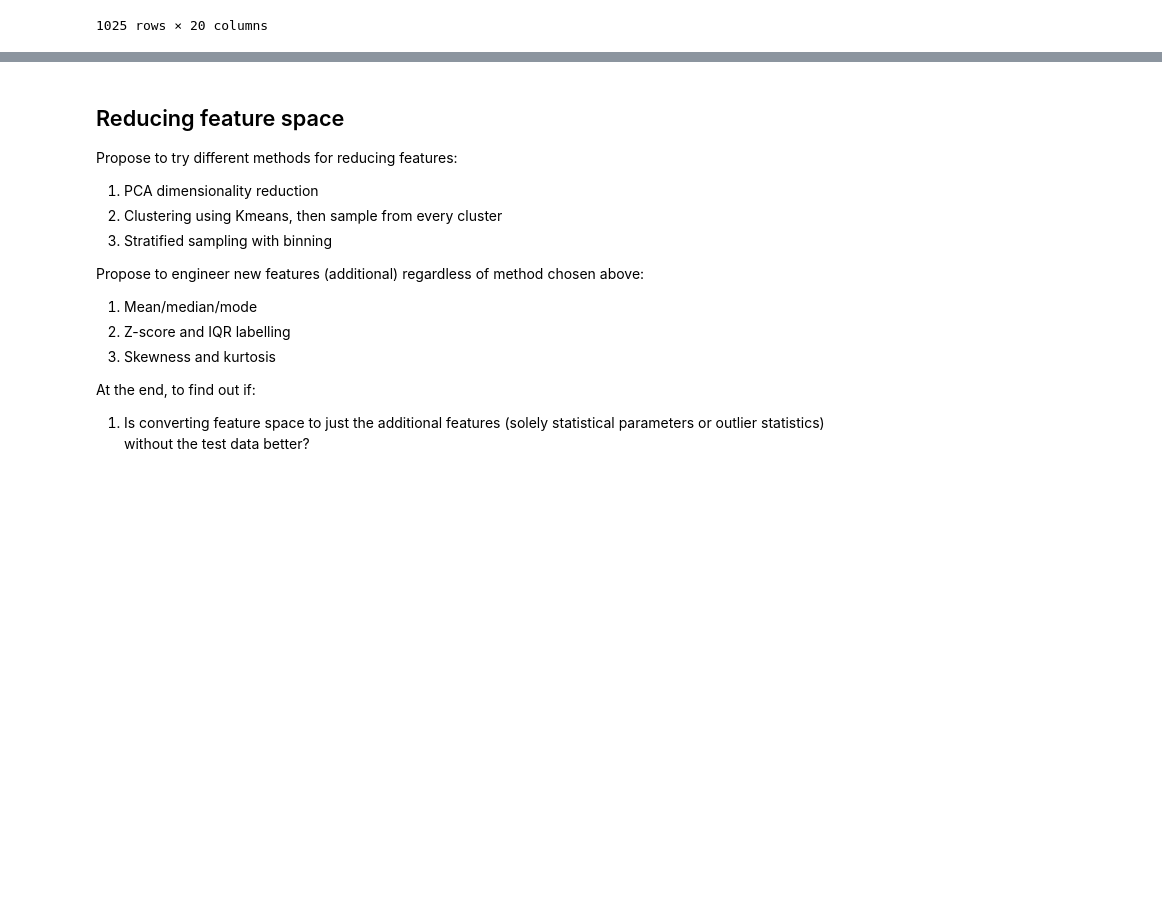
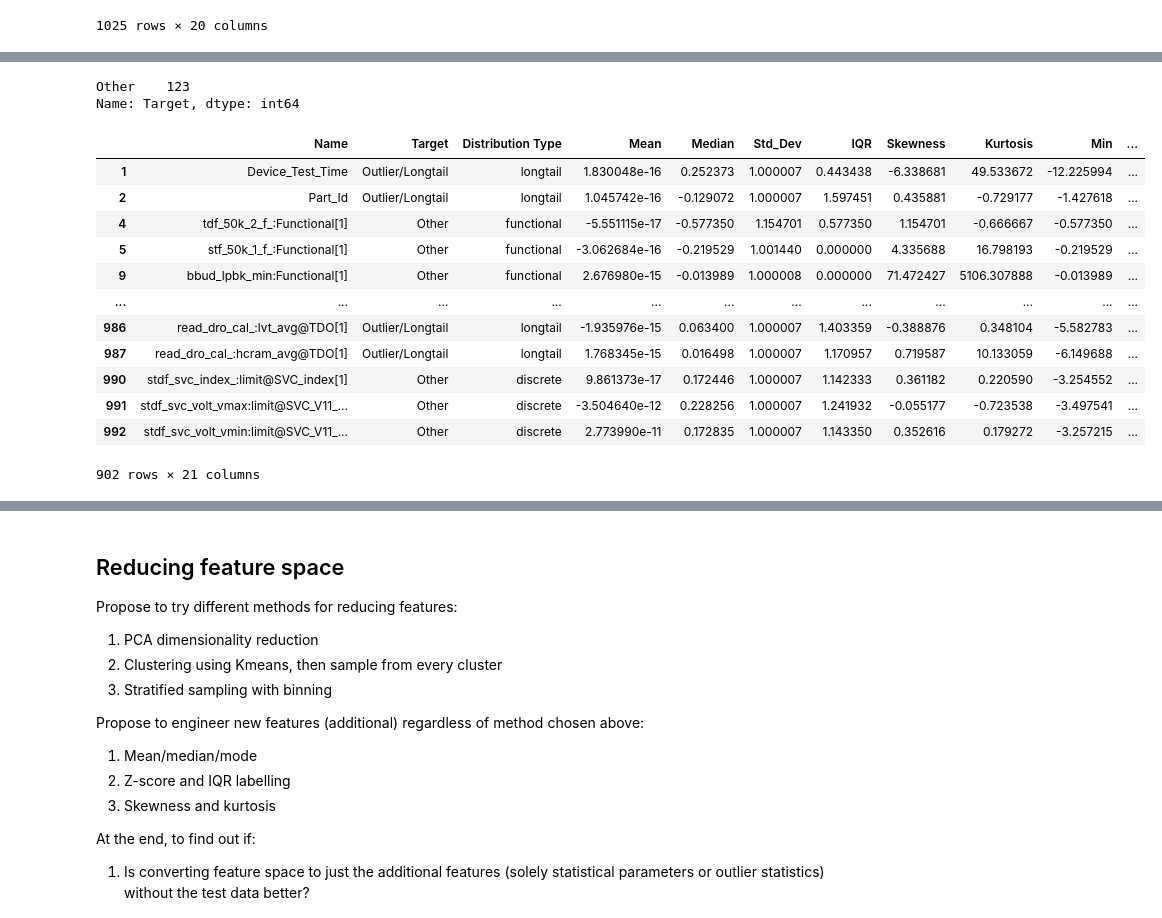
Before and after one commit to chan-cee/wafers, a Jupyter notebook: Luna Preprocessing.ipynb, the cells around one changed output, grey strips where cells are left out. Drawn from its saved outputs; the diff is of its cells as text; code cells hidden in the pictures; blank space fills up the shorter version.

```diff
--- a/Luna Preprocessing.ipynb
+++ b/Luna Preprocessing.ipynb
@@ -527,0 +455,27 @@ stats.probplot(pd.Series(df_binary['Data'][1]), dist="norm", plot=plt)
+# %%
+# filter rows where any column has null values
+null_df = df_final_yk[df_final_yk.isnull().any(axis=1)]
+
+# check the target label (distribution) of these null rows
+null_df['Target'].value_counts()
+# %% [output]
+Other    123
+Name: Target, dtype: int64
+# %%
+# drop those rows (tests) with any null values for more consistency and since all are of the negative class
+df_final_yk_nonull = df_final_yk.dropna()
+df_final_yk_nonull
+# %% [output]
+|  | Name | Target | Distribution Type | Mean | Median | Std_Dev | IQR | Skewness | Kurtosis | Min | ... |
+| 1 | Device_Test_Time | Outlier/Longtail | longtail | 1.830048e-16 | 0.252373 | 1.000007 | 0.443438 | -6.338681 | 49.533672 | -12.225994 | ... |
+| 2 | Part_Id | Outlier/Longtail | longtail | 1.045742e-16 | -0.129072 | 1.000007 | 1.597451 | 0.435881 | -0.729177 | -1.427618 | ... |
+| 4 | tdf_50k_2_f_:Functional[1] | Other | functional | -5.551115e-17 | -0.577350 | 1.154701 | 0.577350 | 1.154701 | -0.666667 | -0.577350 | ... |
+| 5 | stf_50k_1_f_:Functional[1] | Other | functional | -3.062684e-16 | -0.219529 | 1.001440 | 0.000000 | 4.335688 | 16.798193 | -0.219529 | ... |
+| 9 | bbud_lpbk_min:Functional[1] | Other | functional | 2.676980e-15 | -0.013989 | 1.000008 | 0.000000 | 71.472427 | 5106.307888 | -0.013989 | ... |
+| ... | ... | ... | ... | ... | ... | ... | ... | ... | ... | ... | ... |
+| 986 | read_dro_cal_:lvt_avg@TDO[1] | Outlier/Longtail | longtail | -1.935976e-15 | 0.063400 | 1.000007 | 1.403359 | -0.388876 | 0.348104 | -5.582783 | ... |
+| 987 | read_dro_cal_:hcram_avg@TDO[1] | Outlier/Longtail | longtail | 1.768345e-15 | 0.016498 | 1.000007 | 1.170957 | 0.719587 | 10.133059 | -6.149688 | ... |
+| 990 | stdf_svc_index_:limit@SVC_index[1] | Other | discrete | 9.861373e-17 | 0.172446 | 1.000007 | 1.142333 | 0.361182 | 0.220590 | -3.254552 | ... |
+| 991 | stdf_svc_volt_vmax:limit@SVC_V11_... | Other | discrete | -3.504640e-12 | 0.228256 | 1.000007 | 1.241932 | -0.055177 | -0.723538 | -3.497541 | ... |
+| 992 | stdf_svc_volt_vmin:limit@SVC_V11_... | Other | discrete | 2.773990e-11 | 0.172835 | 1.000007 | 1.143350 | 0.352616 | 0.179272 | -3.257215 | ... |
+902 rows × 21 columns
```
Also changed, not shown: parts of 62 cells of this notebook.
